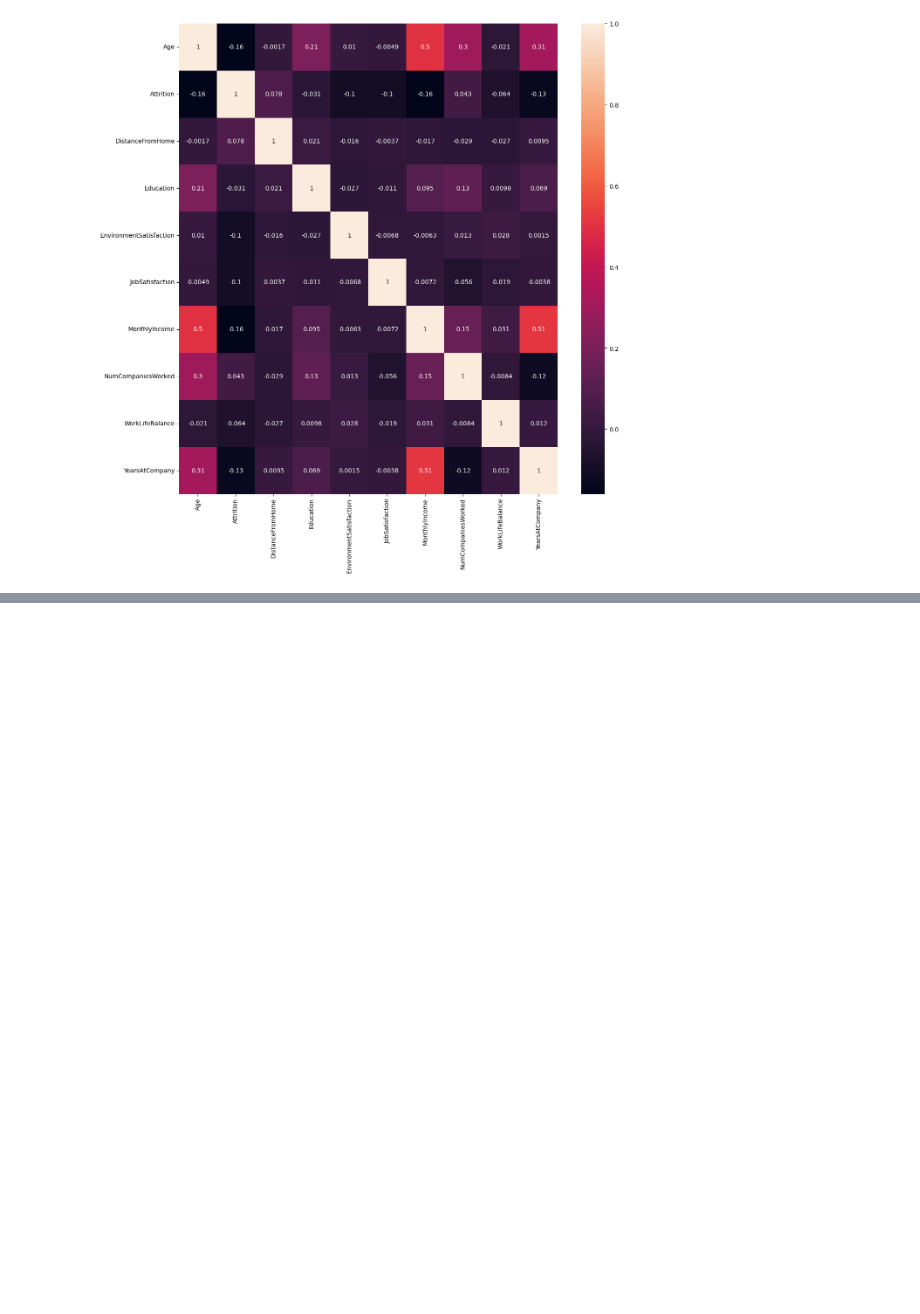
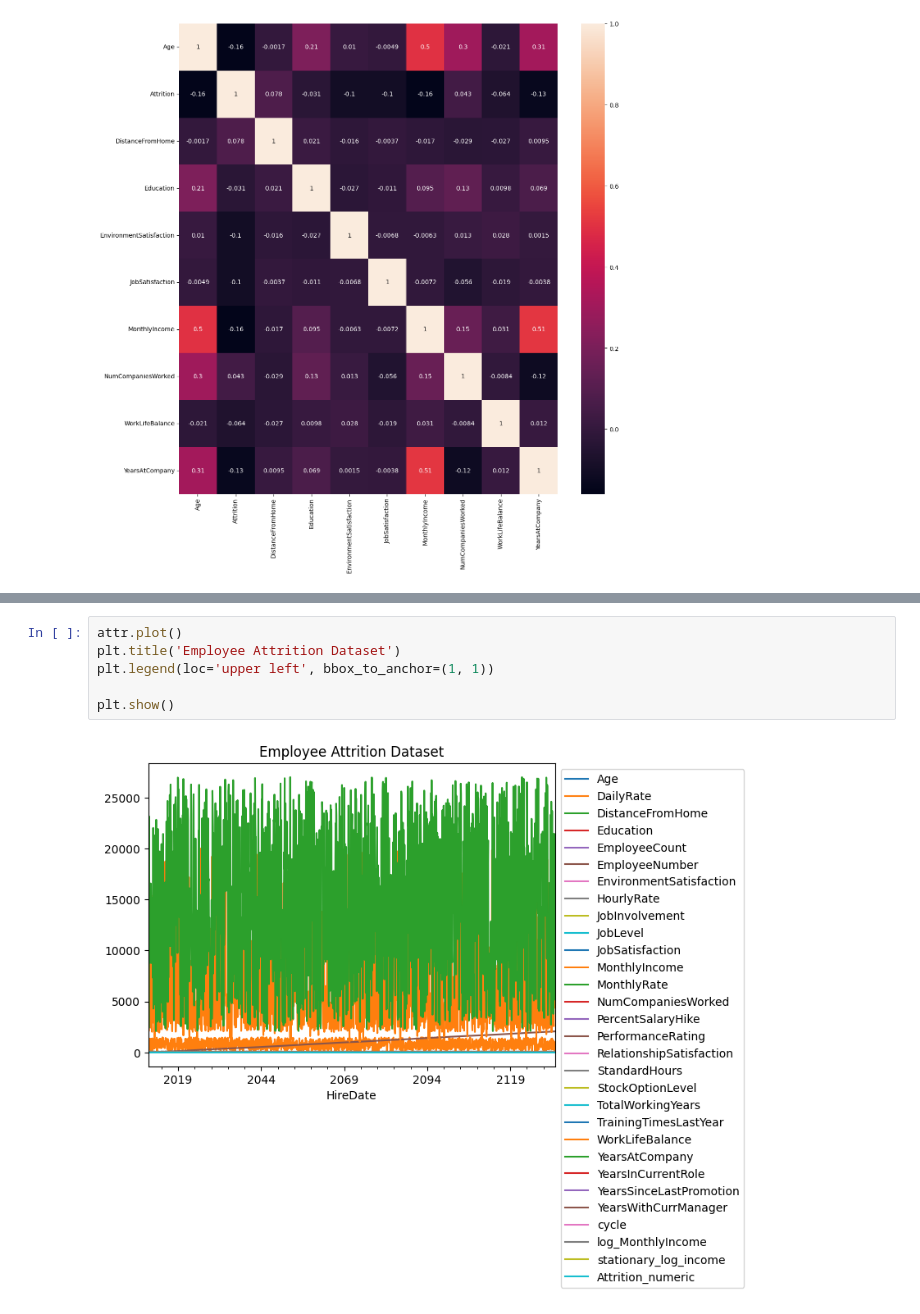
Before and after one commit to PrakulSmarty/EDA_Theory_03, a Jupyter notebook: Module3_21BDS0003.ipynb, the cells around one changed output, grey strips where cells are left out. Drawn from its saved outputs; the diff is of its cells as text; blank space fills up the shorter version.

```diff
--- a/Module3_21BDS0003.ipynb
+++ b/Module3_21BDS0003.ipynb
@@ -425,0 +512,8 @@ plt.show()
+# %%
+attr.plot()
+plt.title('Employee Attrition Dataset')
+plt.legend(loc='upper left', bbox_to_anchor=(1, 1))
+
+plt.show()
+# %% [output]
+[figure, added]
```
Also changed, not shown: parts of 16 cells of this notebook.
